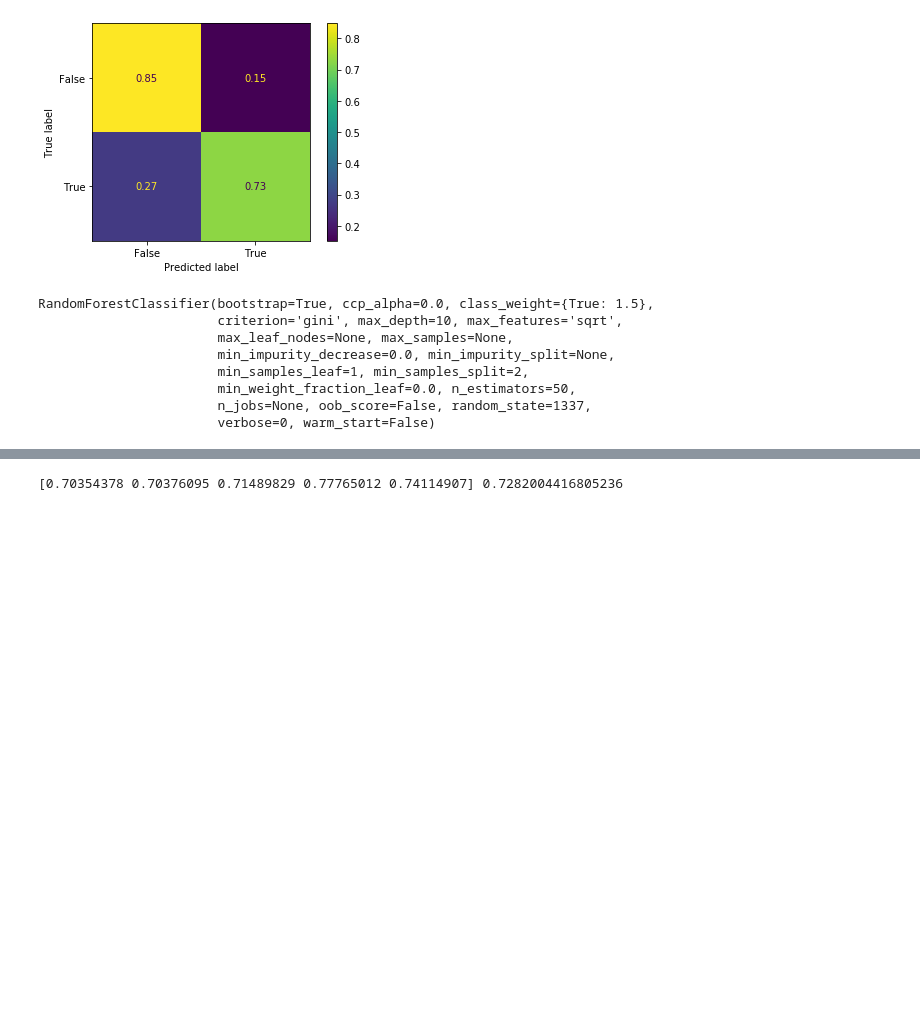
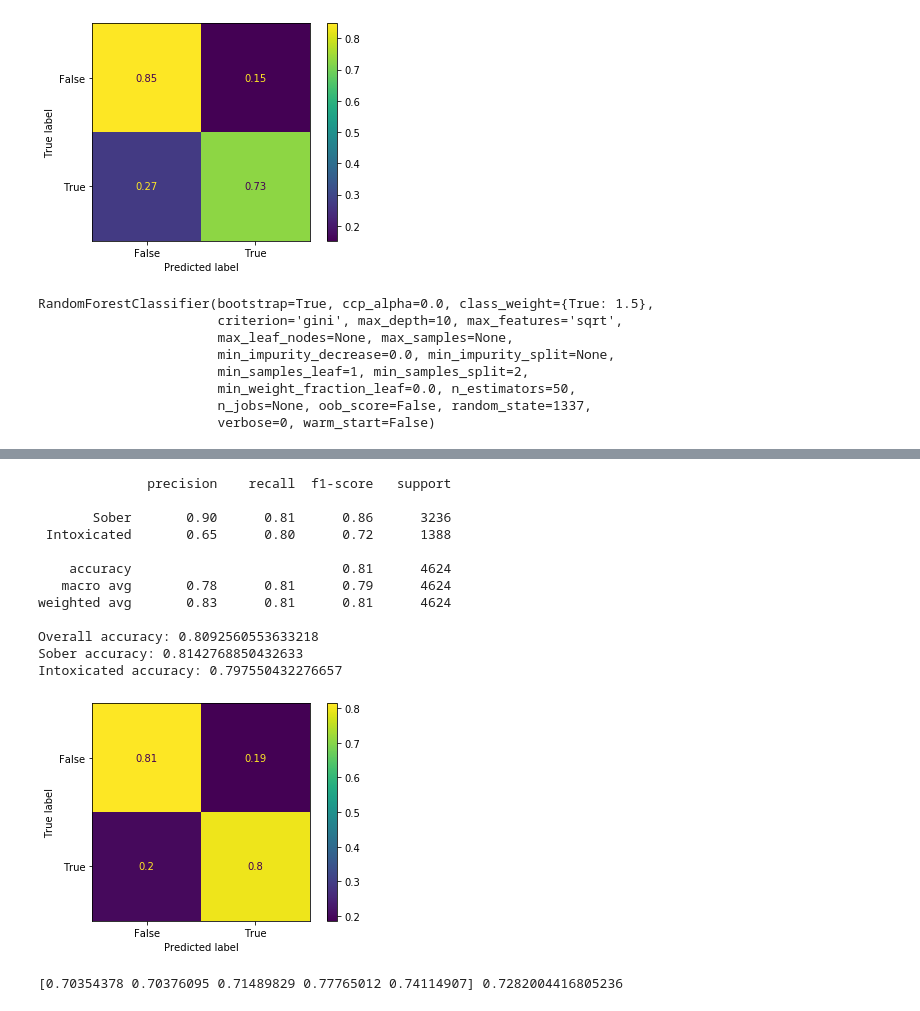
Before and after one commit to neo-anderson/TACPrediction, a Jupyter notebook: Analysis.ipynb, the cells around one changed output, grey strips where cells are left out. Drawn from its saved outputs; the diff is of its cells as text; code cells hidden in the pictures; blank space fills up the shorter version.

Commit message:
Random Forest with 80 overall and in-class

```diff
--- a/Analysis.ipynb
+++ b/Analysis.ipynb
@@ -924,3 +926,27 @@ print(scores, scores.mean())
+# %%
+clf = RandomForestClassifier(max_depth=10, random_state=1337, n_estimators=300, max_features='sqrt', class_weight={True:1.5, False:1})
+clf.fit(X_train, y_train)
+print(classification_report(y_test, clf.predict(X_test), labels=None, target_names=['Sober', 'Intoxicated'], sample_weight=None, digits=2, output_dict=False, zero_division='warn'))
+cm = confusion_matrix(clf.predict(X_test), y_test)
+print(f"Overall accuracy: {cm.diagonal().sum()/np.sum(cm)}")
+print(f"Sober accuracy: {cm[0,0]/cm[:,0].sum()}")
+print(f"Intoxicated accuracy: {cm[1,1]/cm[:,1].sum()}")
+plot_confusion_matrix(clf, X_test, y_test, normalize='true')
+plt.show()
+# %% [output]
+              precision    recall  f1-score   support
+
+       Sober       0.90      0.81      0.86      3236
+ Intoxicated       0.65      0.80      0.72      1388
+
+    accuracy                           0.81      4624
+   macro avg       0.78      0.81      0.79      4624
+weighted avg       0.83      0.81      0.81      4624
+
+Overall accuracy: 0.8092560553633218
+Sober accuracy: 0.8142768850432633
+Intoxicated accuracy: 0.797550432276657
+[figure, added]
 # %%
 clf = RandomForestClassifier(max_depth=10, random_state=1337, n_estimators=300, max_features=0.2, class_weight={True:1.2, False:1})
 scores = cross_val_score(clf, X_train, y_train, cv=5, scoring='f1_weighted')
```
Also changed, not shown: parts of 2 cells of this notebook.
